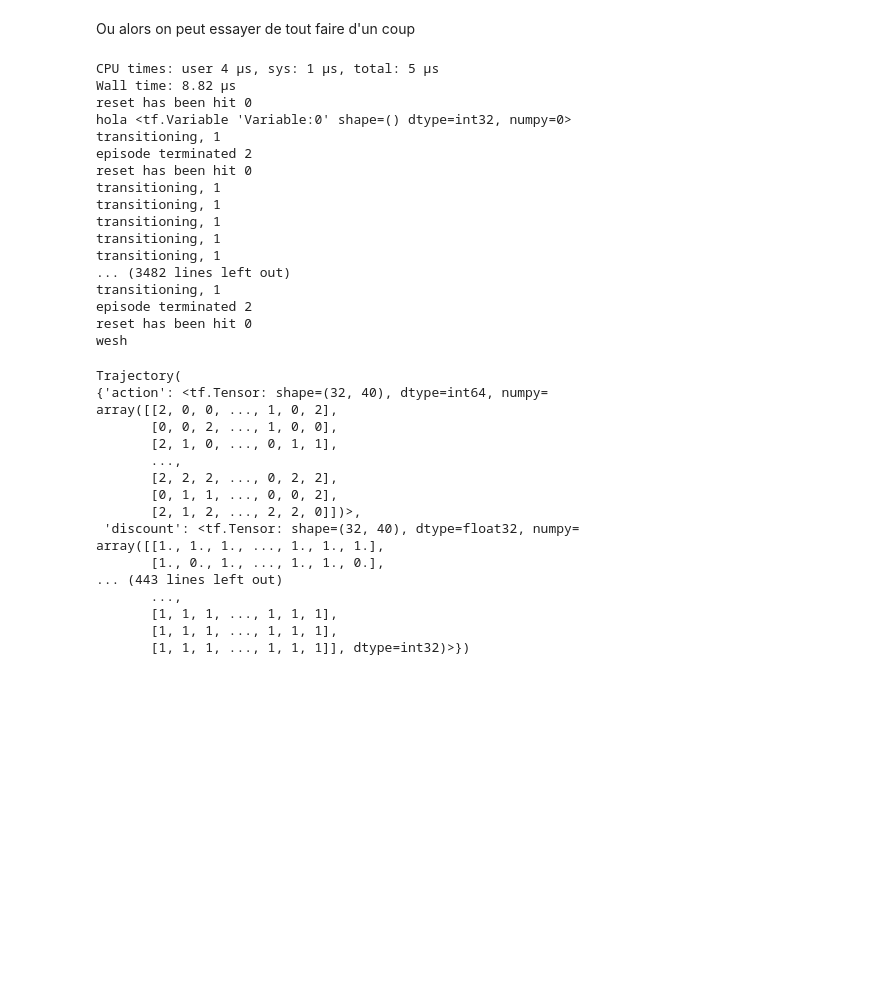
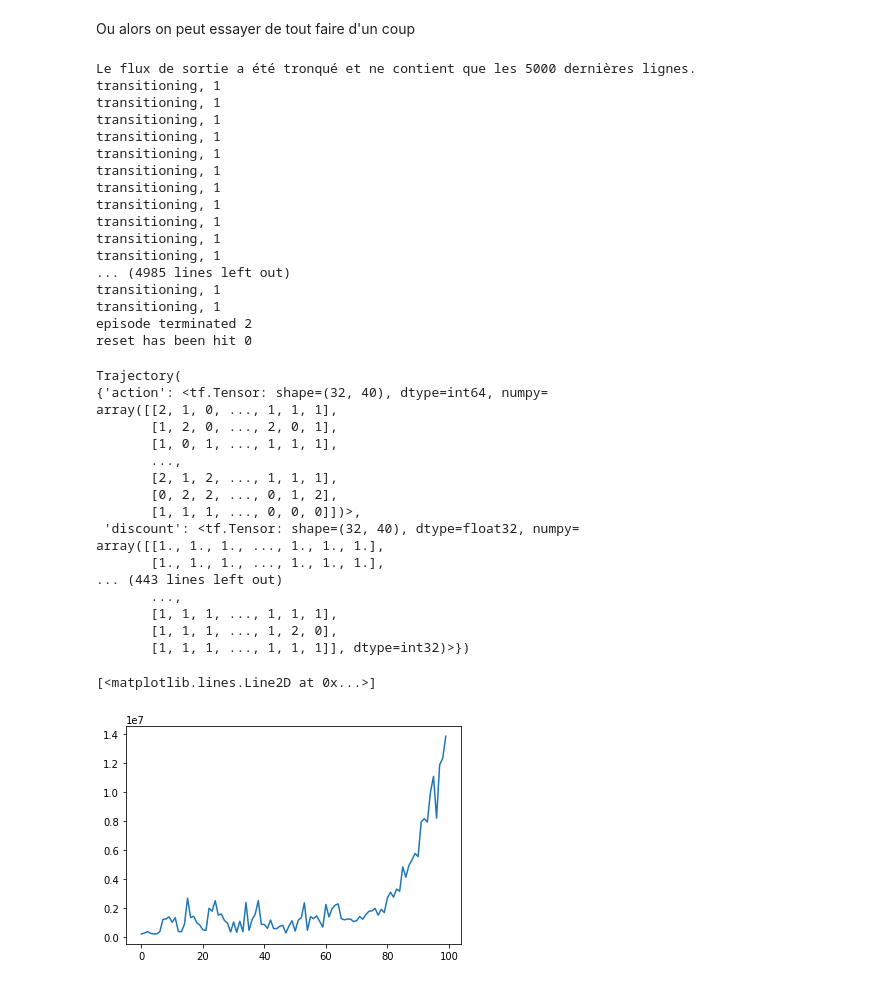
Before and after one commit to julesripoll/crypto-trading-bot, a Jupyter notebook: bot.ipynb, the cells around one changed output. Cells and saved outputs as stored; diff of their text form; code cells hidden in the pictures; blank space fills up the shorter version.

Commit message:
ajout d'une loss visualisable

```diff
--- a/bot.ipynb
+++ b/bot.ipynb
@@ -28,9 +28,9 @@ from tf_agents.specs import array_spec
 from tf_agents.trajectories import time_step as ts
 
 
-class TradingEnv(py_environment.PyEnvironment):
+class TradingEnvTrain(py_environment.PyEnvironment):
 
-    def __init__(self, df, window_size, tc, balance=1000,live=False):
+    def __init__(self, df, window_size, tc, balance=1000):
         self._action_spec= array_spec.BoundedArraySpec(shape=(), dtype=int, minimum=0, maximum=2)
         self._observation_spec= array_spec.BoundedArraySpec(shape=(5,df.shape[1]), dtype=float, minimum=0)
         self._episode_ended=False
@@ -44,10 +44,6 @@ class TradingEnv(py_environment.PyEnvironment):
         self.positioned=False
         self.buying_price=0
         self._episode_ended=False
-        if live==False:
-            self.len_train=df.shape[0]-1
-
-
 
     def action_spec(self):
         return self._action_spec
@@ -165,7 +162,7 @@ batch_size=32
 max_length=100 #pareil que initial collect steps?
 # %%
 #init de l'environnement
-train_py_env=TradingEnv(eth[:300], window_size=5,tc=10)
+train_py_env=TradingEnvTrain(eth[:300], window_size=5,tc=10)
 print(train_py_env.state)
 train_env = tf_py_environment.TFPyEnvironment(train_py_env)
 # %% [output]
@@ -276,7 +273,7 @@ driver=DynamicEpisodeDriver(
     train_env,
     rdm_policy,
     observers,
-    num_episodes=30
+    num_episodes=10
 )
 
 #final_time_step, policy_state = driver.run()
@@ -306,7 +303,7 @@ try:
   %%time
 except:
   pass
-num_iter=5
+num_iter=100
 
 # (Optional) Optimize by wrapping some of the code in a graph using TF function.
 agent.train = common.function(agent.train)
@@ -316,6 +313,7 @@ agent.train_step_counter.assign(0) #je crois que ça correspond au nb d'epoch en
 
 # Reset the environment.
 time_step = train_env.reset()
+losses=[]
 
 for _ in range(num_iter):
   print('hola',agent.train_step_counter)
@@ -325,43 +323,48 @@ for _ in range(num_iter):
   # Sample a batch of data from the buffer and update the agent's network.
   experience, unused_info = next(iterator)
   train_loss = agent.train(experience).loss
-
+  losses.append(train_loss)
   step = agent.train_step_counter.numpy()
 # %% [output]
-CPU times: user 4 µs, sys: 1 µs, total: 5 µs
-Wall time: 8.82 µs
-reset has been hit 0
-hola <tf.Variable 'Variable:0' shape=() dtype=int32, numpy=0>
-transitioning, 1
-episode terminated 2
-reset has been hit 0
+Le flux de sortie a été tronqué et ne contient que les 5000 dernières lignes.
 transitioning, 1
 transitioning, 1
 transitioning, 1
 transitioning, 1
 transitioning, 1
-... (3482 lines left out)
+transitioning, 1
+transitioning, 1
+transitioning, 1
+transitioning, 1
+transitioning, 1
+transitioning, 1
+... (4985 lines left out)
+transitioning, 1
 transitioning, 1
 episode terminated 2
 reset has been hit 0
-wesh
 # %%
 print(experience)
 # %% [output]
 Trajectory(
 {'action': <tf.Tensor: shape=(32, 40), dtype=int64, numpy=
-array([[2, 0, 0, ..., 1, 0, 2],
-       [0, 0, 2, ..., 1, 0, 0],
-       [2, 1, 0, ..., 0, 1, 1],
+array([[2, 1, 0, ..., 1, 1, 1],
+       [1, 2, 0, ..., 2, 0, 1],
+       [1, 0, 1, ..., 1, 1, 1],
        ...,
-       [2, 2, 2, ..., 0, 2, 2],
-       [0, 1, 1, ..., 0, 0, 2],
-       [2, 1, 2, ..., 2, 2, 0]])>,
+       [2, 1, 2, ..., 1, 1, 1],
+       [0, 2, 2, ..., 0, 1, 2],
+       [1, 1, 1, ..., 0, 0, 0]])>,
  'discount': <tf.Tensor: shape=(32, 40), dtype=float32, numpy=
 array([[1., 1., 1., ..., 1., 1., 1.],
-       [1., 0., 1., ..., 1., 1., 0.],
+       [1., 1., 1., ..., 1., 1., 1.],
 ... (443 lines left out)
        ...,
        [1, 1, 1, ..., 1, 1, 1],
-       [1, 1, 1, ..., 1, 1, 1],
+       [1, 1, 1, ..., 1, 2, 0],
        [1, 1, 1, ..., 1, 1, 1]], dtype=int32)>})
+# %%
+plt.plot(losses)
+# %% [output]
+[<matplotlib.lines.Line2D at 0x...>]
+[figure, added]
```
Also changed, not shown: parts of 3 cells of this notebook.
